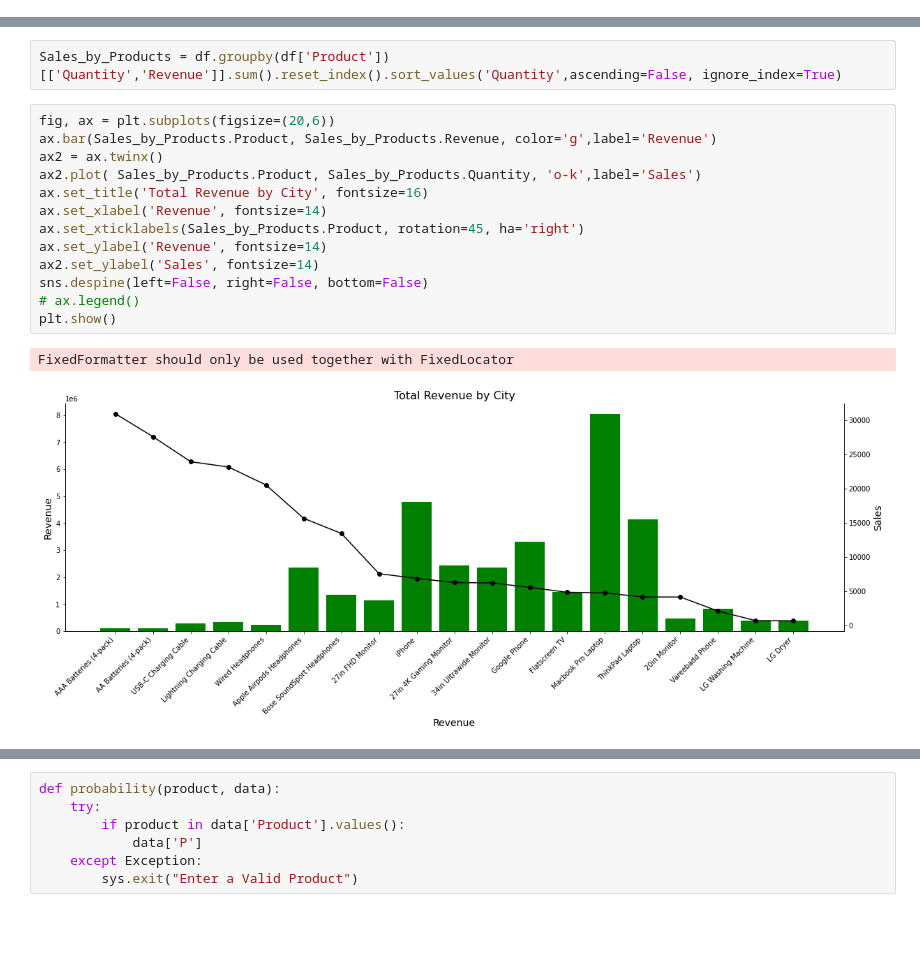
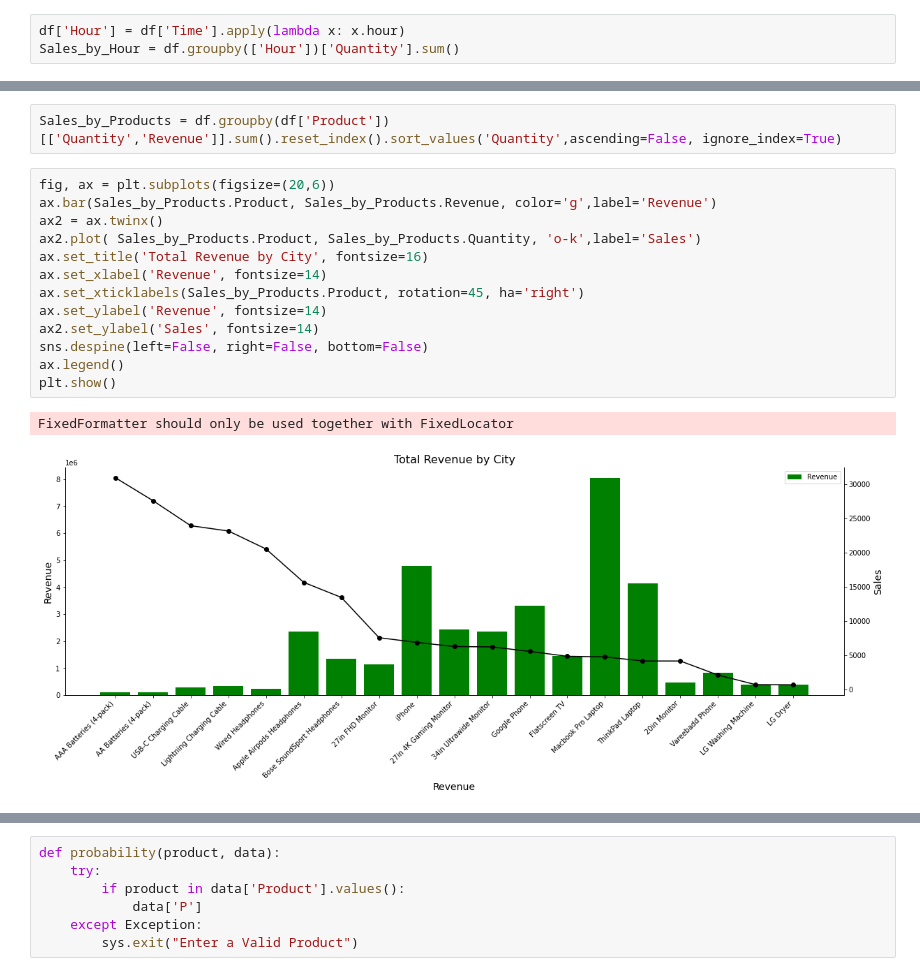
Before and after one commit to adunoluwa1/Product-Sales-Analysis, a Jupyter notebook: Sales_Data_Analysis.ipynb, the cells around one changed output, grey strips where cells are left out. Drawn from its saved outputs; the diff is of its cells as text; blank space fills up the shorter version.

```diff
--- a/Sales_Data_Analysis.ipynb
+++ b/Sales_Data_Analysis.ipynb
@@ -121,3 +123,6 @@ sns.despine(left=False, right=False, bottom=False)
 plt.show()
 # %% [output]
 [figure]
+# %%
+df['Hour'] = df['Time'].apply(lambda x: x.hour)
+Sales_by_Hour = df.groupby(['Hour'])['Quantity'].sum()
@@ -157,16 +174,16 @@ Sales_by_Products = df.groupby(df['Product'])[['Quantity','Revenue']].sum().rese
 # %%
 fig, ax = plt.subplots(figsize=(20,6))
 ax.bar(Sales_by_Products.Product, Sales_by_Products.Revenue, color='g',label='Revenue')
 ax2 = ax.twinx()
 ax2.plot( Sales_by_Products.Product, Sales_by_Products.Quantity, 'o-k',label='Sales')
 ax.set_title('Total Revenue by City', fontsize=16)
 ax.set_xlabel('Revenue', fontsize=14)
 ax.set_xticklabels(Sales_by_Products.Product, rotation=45, ha='right')
 ax.set_ylabel('Revenue', fontsize=14)
 ax2.set_ylabel('Sales', fontsize=14)
 sns.despine(left=False, right=False, bottom=False)
-# ax.legend()
+ax.legend()
 plt.show()
 # %% [output]
 FixedFormatter should only be used together with FixedLocator
-[figure, old version]
+[figure, new version]
```
Also changed, not shown: parts of 4 cells of this notebook.
